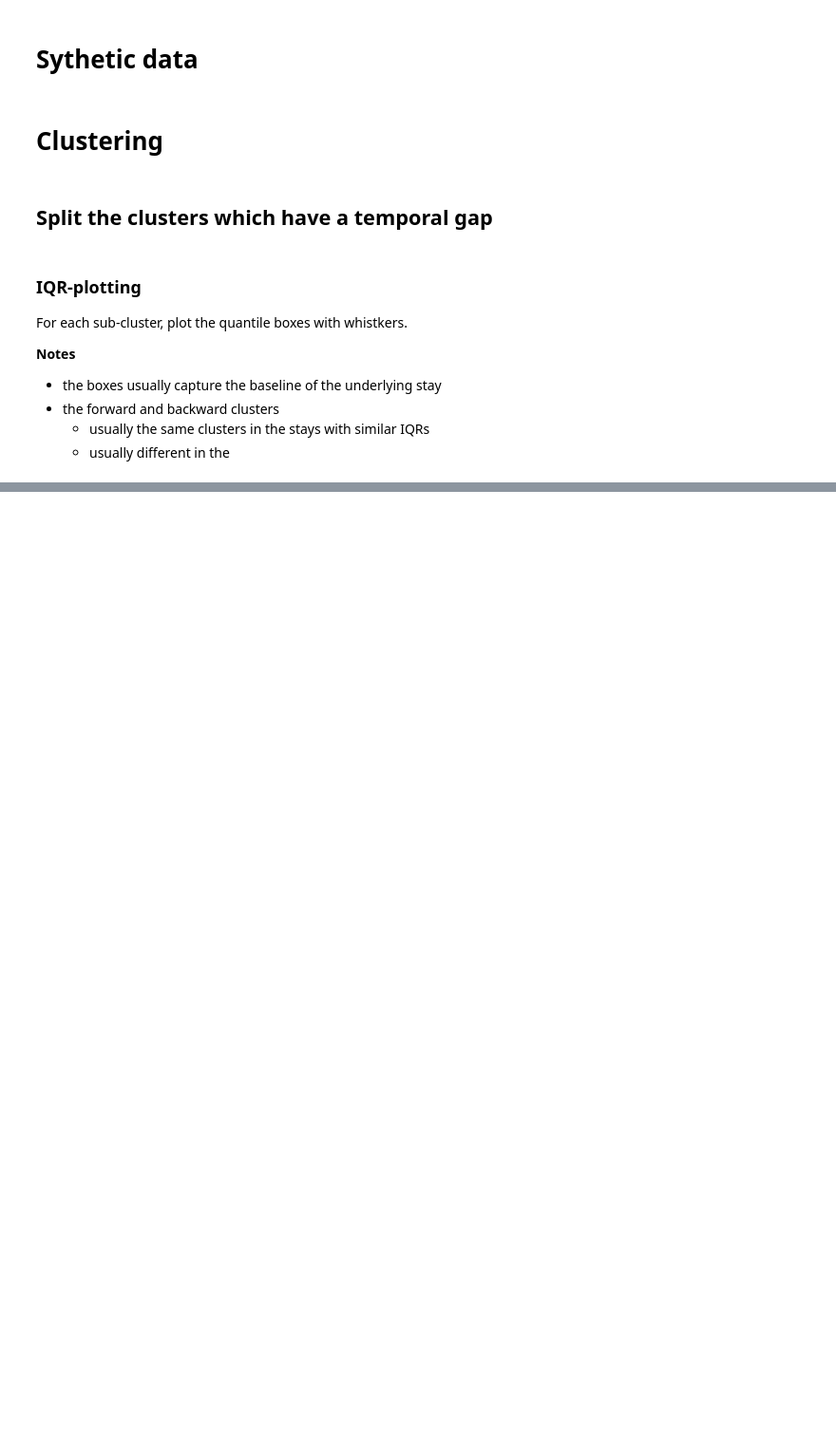
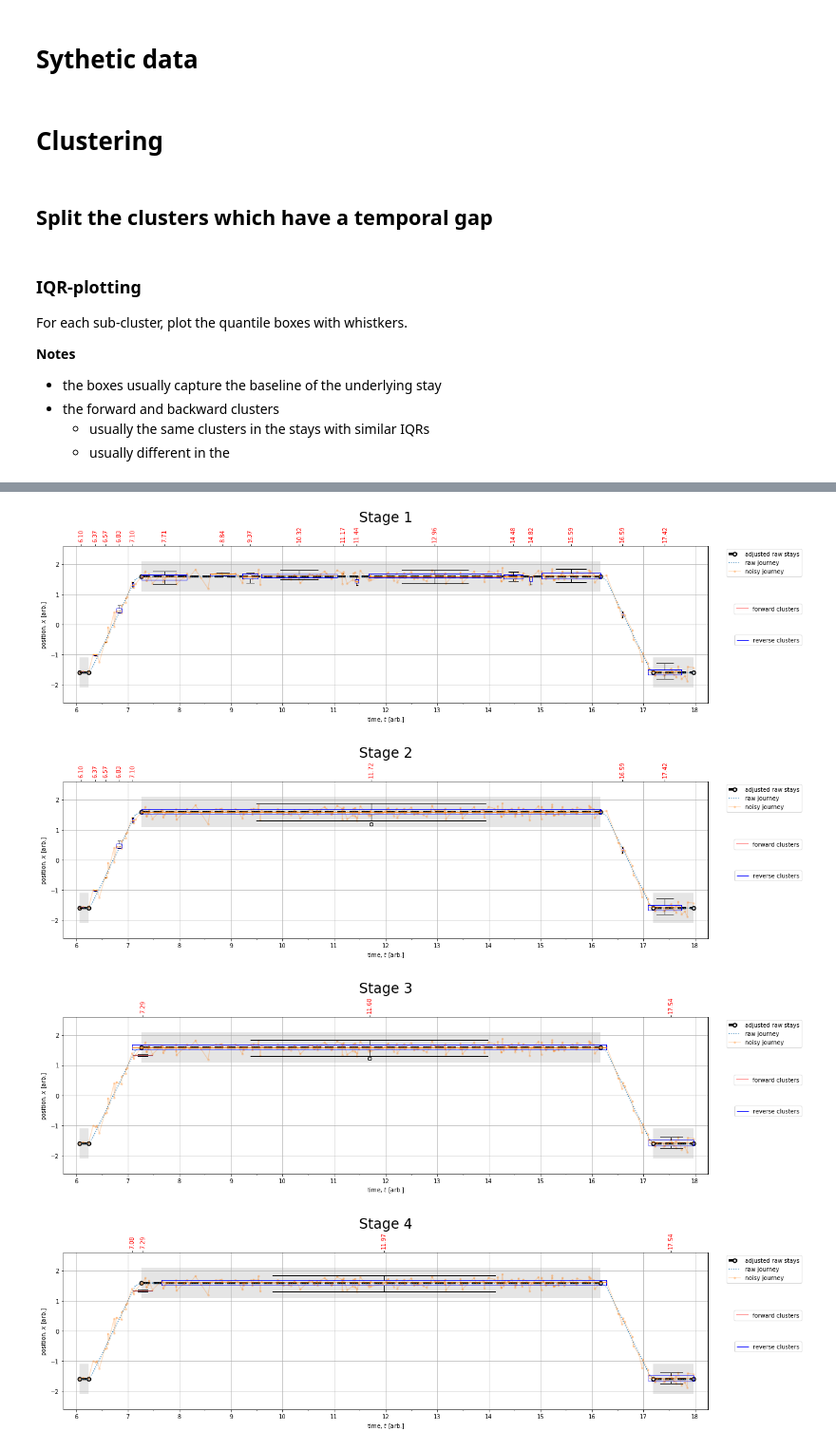
Before and after one commit to m-salewski/stay_classification, a Jupyter notebook: notebooks/classifiers_playground/metric_box_method/classifier_1D__metric_box__explore_simple_cases_3stays_v3_scripts.ipynb, the cells around one changed output, grey strips where cells are left out. Shown at 95% size. Saved outputs shown, nothing was run; the diff lists cells and outputs as text; code cells hidden in the pictures; blank space fills up the shorter version.

```diff
--- a/notebooks/classifiers_playground/metric_box_method/classifier_1D__metric_box__explore_simple_cases_3stays_v3_scripts.ipynb
+++ b/notebooks/classifiers_playground/metric_box_method/classifier_1D__metric_box__explore_simple_cases_3stays_v3_scripts.ipynb
@@ -99,0 +143,5 @@ from helper__3stays_v3_scripts import get_clusters_x
+# %%
+print_clusts = lambda cluster_list : [print(f"[{c[0]:4d},{c[-1]:4d}]") for c in cluster_list]
+print_ctimes = lambda cluster_list : [print(f"[{time_arr[c[0]]:6.3f},{time_arr[c[-1]]:6.3f}]") for c in cluster_list]
+print_ctdiff = lambda cluster_list : [print(f"{time_arr[c[-1]] - time_arr[c[0]]:6.3f}") for c in cluster_list]
+print_times = lambda l: list(map(lambda x: f"{x:6.3f}",l))
@@ -256,0 +389,5 @@ ax = plot_cluster_boxplots(time_arr, raw_arr, noise_arr, t_segs, x_segs, new_clu
+# %%
+new_clusters = merge_clusters(time_arr, noise_arr, clusters, dist_thresh, time_thresh)
+print(len(new_clusters))
+new_clusters_2 = merge_clusters_2(time_arr, noise_arr, new_clusters, dist_thresh, time_thresh)
+print(len(new_clusters_2))
@@ -256,0 +601,25 @@ ax = plot_cluster_boxplots(time_arr, raw_arr, noise_arr, t_segs, x_segs, new_clu
+# %%
+ax = plot_cluster_boxplots(time_arr, raw_arr, noise_arr, t_segs, x_segs, clusters, switch_indices(clusters, time_arr.shape[0]), configs)
+ax.set_ylim([-2.6, 2.6]);
+ax.set_title("Stage 1", fontsize=24)
+
+ax = plot_cluster_boxplots(time_arr, raw_arr, noise_arr, t_segs, x_segs, new_clusters_2, switch_indices(new_clusters_2, time_arr.shape[0]), configs)
+ax.set_ylim([-2.6, 2.6])
+ax.set_title("Stage 2", fontsize=24);
+
+ax = plot_cluster_boxplots(time_arr, raw_arr, noise_arr, t_segs, x_segs, ext_clusters, switch_indices(ext_clusters, time_arr.shape[0]), configs)
+ax.set_ylim([-2.6, 2.6])
+ax.set_title("Stage 3", fontsize=24);
+
+ax = plot_cluster_boxplots(time_arr, raw_arr, noise_arr, t_segs, x_segs, ext_clusters2, switch_indices(ext_clusters2, time_arr.shape[0]), configs)
+ax.set_ylim([-2.6, 2.6])
+ax.set_title("Stage 4", fontsize=24);
+
+ax = plot_cluster_boxplots(time_arr, raw_arr, noise_arr, t_segs, x_segs, ext_clusters_2m, switch_indices(ext_clusters_2m, time_arr.shape[0]), configs)
+ax.set_ylim([-2.6, 2.6])
+ax.set_title("Stage 5", fontsize=24);
+# %% [output]
+[figure, added]
+[figure, added]
+[figure, added]
+[figure, added]
```
Also changed, not shown: parts of 126 cells of this notebook, 6 other files.
